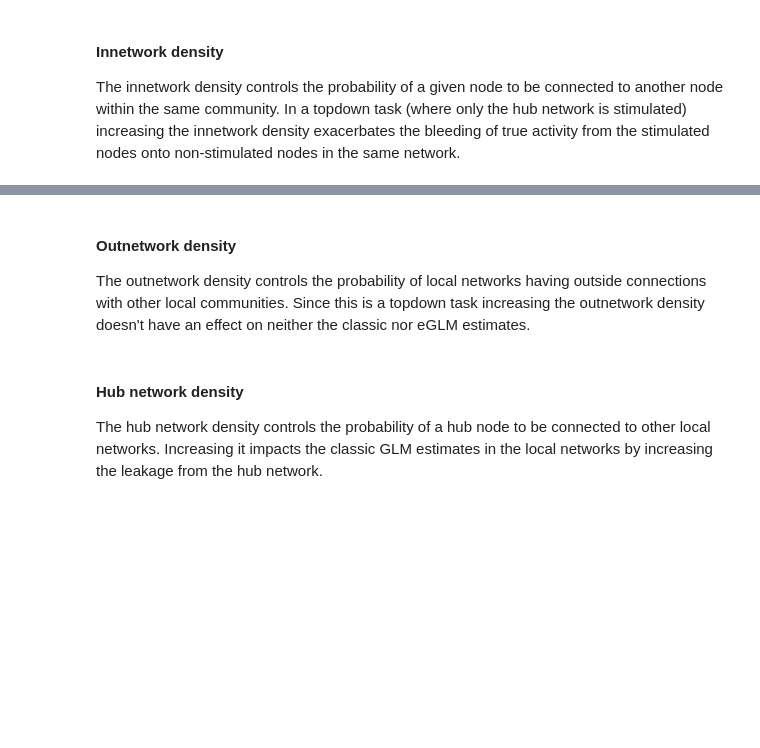
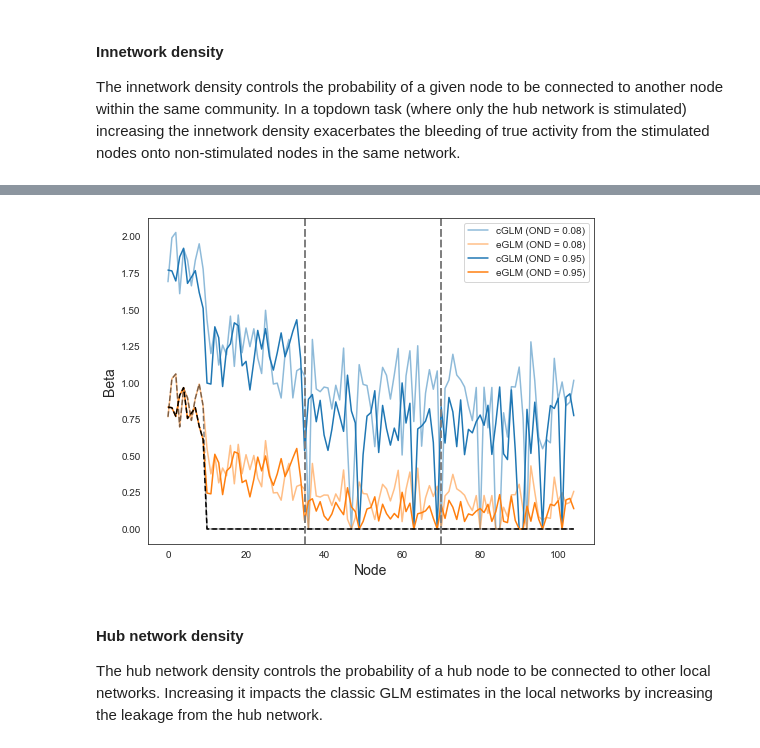
Before and after one commit to zenkavi/NeuralMassModels, a Jupyter notebook: simulations/notebooks/Extended_GLM_neural_network_level.ipynb, the cells around one changed output, grey strips where cells are left out. Drawn from its saved outputs; the diff is of its cells as text; code cells hidden in the pictures; blank space fills up the shorter version.

```diff
--- a/simulations/notebooks/Extended_GLM_neural_network_level.ipynb
+++ b/simulations/notebooks/Extended_GLM_neural_network_level.ipynb
@@ -211,7 +289,5 @@ new_sim = sim_network_task_glm(innetwork_dsity = .85)
 # %%
-plot_sim_network_glm(data = base_sim, alp = .5, ucr_label="cGLM (IND = 0.60)", ext_label="eGLM (IND = 0.60)")
-plot_sim_network_glm(data = new_sim, ucr_label="cGLM (IND = 0.85)", ext_label="eGLM (IND = 0.85)")
+plot_sim_network_glm(base_sim, alp = .5, ucr_label="cGLM (OND = 0.08)", ext_label="eGLM (OND = 0.08)")
+plot_sim_network_glm(new_sim, ucr_label="cGLM (OND = 0.95)", ext_label="eGLM (OND = 0.95)")
+# %% [output]
+[figure, added]
-# %% [markdown]
-#### Outnetwork density
-
-The outnetwork density controls the probability of local networks having outside connections with other local communities. Since this is a topdown task increasing the outnetwork density doesn't have an effect on neither the classic nor eGLM estimates.
```
Also changed, not shown: parts of 13 cells of this notebook, 1 other file.
